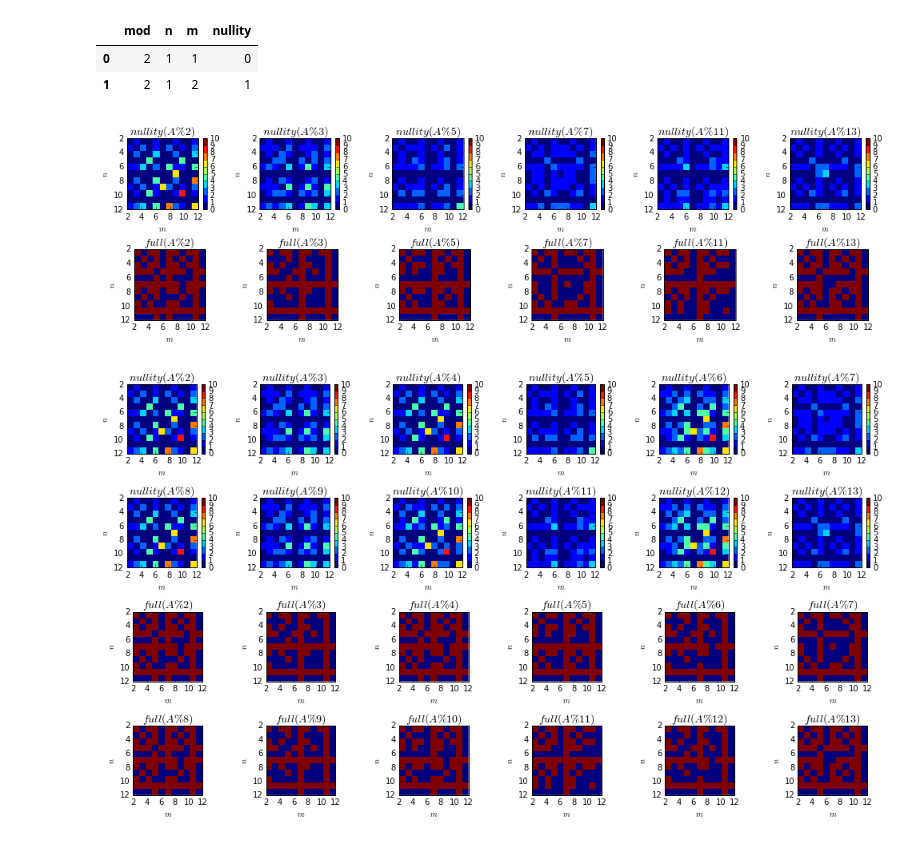
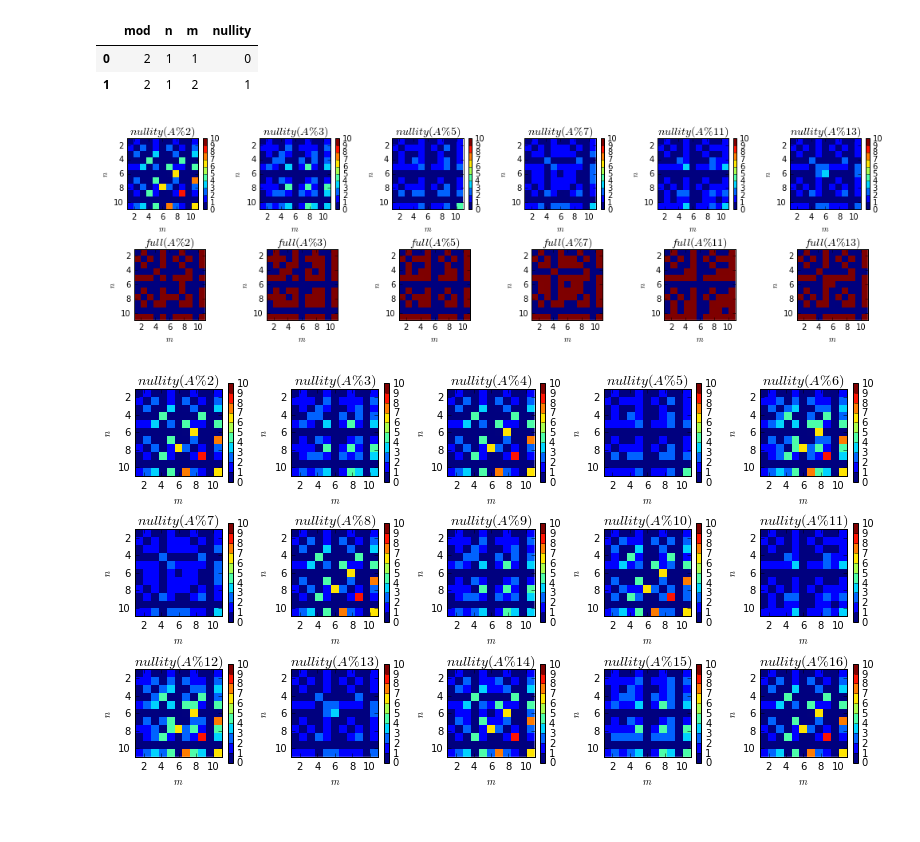
Before and after one commit to asross/am205-fproj, a Jupyter notebook: nullity-visualizations.ipynb, the cells around one changed output. Drawn from its saved outputs; the diff is of its cells as text; code cells hidden in the pictures.

Commit message:
Fixing nullity images with new code.

```diff
--- a/nullity-visualizations.ipynb
+++ b/nullity-visualizations.ipynb
@@ -6,3 +5,30 @@ from figure_grid import *
+# %%
+#from figure_grid import *
+#for some reason python 2 does not like this as an import
+class figure_grid():
+    def next_subplot(self, **kwargs):
+        self.subplots += 1
+        return self.fig.add_subplot(self.rows, self.cols, self.subplots, **kwargs)
+
+    def each_subplot(self):
+        for _ in range(self.rows * self.cols):
+            yield self.next_subplot()
+
+    def title(self, title, fontsize=14, **kwargs):
+        self.fig.suptitle(title, y=1.05, fontsize=fontsize, **kwargs)
+
+    def __init__(self, rows, cols, rowheight=3, rowwidth=12):
+        self.rows = rows
+        self.cols = cols
+        self.fig = plt.figure(figsize=(rowwidth, rowheight*self.rows))
+        self.subplots = 0
+
+    def __enter__(self):
+        return self
+
+    def __exit__(self, _type, _value, _traceback):
+        plt.tight_layout()
+        plt.show()
 # %%
 nullities = pd.read_csv('nullities.csv')
 nullities.head(2)
@@ -20,7 +46,7 @@ def plot_results_for_mod(n):
     plt.xlabel(r'$m$')
     plt.ylabel(r'$n$')
     cmap = plt.get_cmap('jet', 10)
-    img = plt.imshow(R[:11,:11], interpolation='none', vmin=0, vmax=10, extent=[2,12,12,2], cmap=cmap)
+    img = plt.imshow(R[:11,:11], interpolation='none', vmin=0, vmax=10, extent=[1,11,11,1], cmap=cmap)
     plt.colorbar(img)
 
 #plot whether the matrix has full rank (nullity 0)for sizes 2-12 by 2-12 mod n
@@ -31,7 +57,7 @@ def plot_full_rank_for_mod(n):
     plt.title(r'$full(A\%{})$'.format(n), fontsize=14)
     plt.xlabel(r'$m$')
     plt.ylabel(r'$n$')
-    plt.imshow(R[:11,:11] == 0, interpolation='none', extent=[2,12,12,2])
+    plt.imshow(R[:11,:11] > 0, interpolation='none', extent=[1,11,11,1])
 # %%
 primes = (2, 3, 5, 7, 11, 13)
 with figure_grid(2, 6, rowwidth=14, rowheight=2) as grid:
@@ -42,15 +68,15 @@ with figure_grid(2, 6, rowwidth=14, rowheight=2) as grid:
         grid.next_subplot()
         plot_full_rank_for_mod(i)
 # %% [output]
-[figure, old version]
+[figure, new version]
 # %%
-with figure_grid(4, 6, rowwidth=14, rowheight=2) as grid:
-    for i in range(2, 14):
+with figure_grid(3, 5, rowwidth=11, rowheight=2) as grid:
+    for i in range(2, 17):
         grid.next_subplot()
         plot_results_for_mod(i)
-    for i in range(2, 14):
-        grid.next_subplot()
-        plot_full_rank_for_mod(i)
+#     for i in range(2, 14):
+#         grid.next_subplot()
+#         plot_full_rank_for_mod(i)
 # %% [output]
-[figure, old version]
+[figure, new version]
 # %%
```
Also changed, not shown: parts of 3 cells of this notebook, 6 other files.
